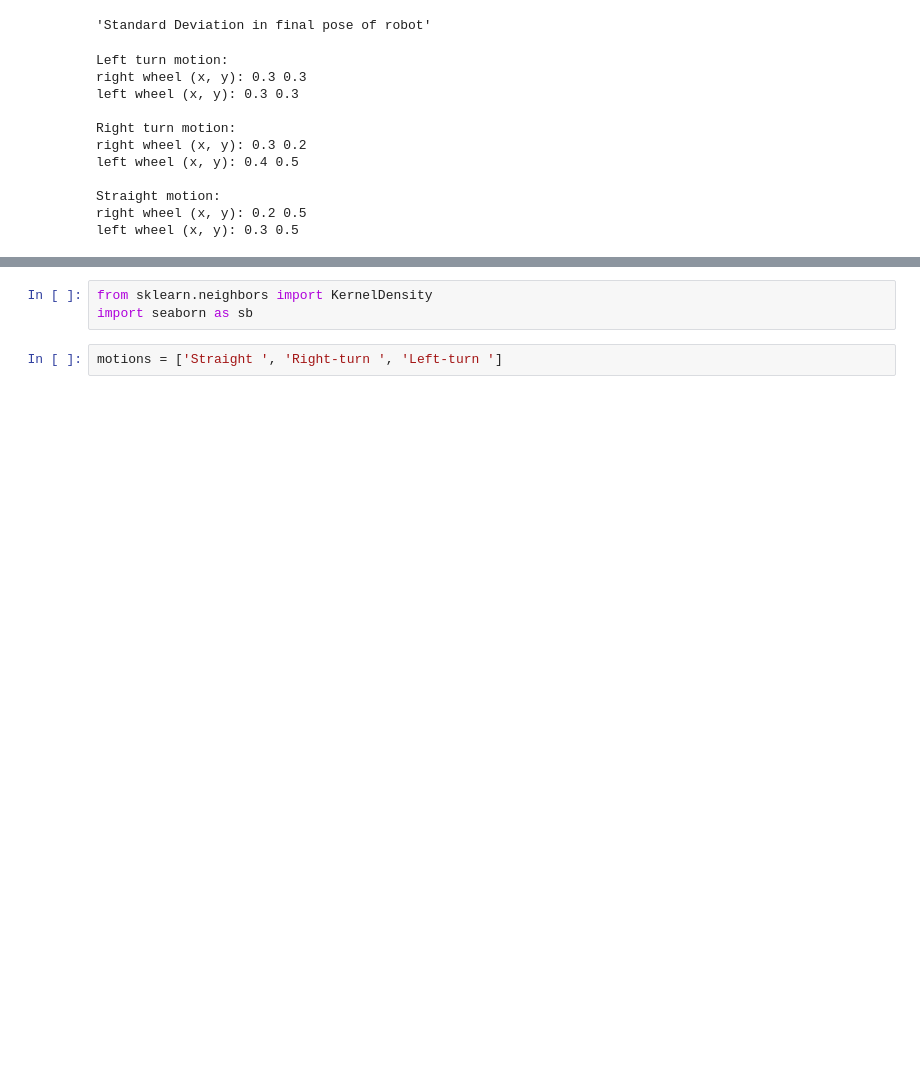
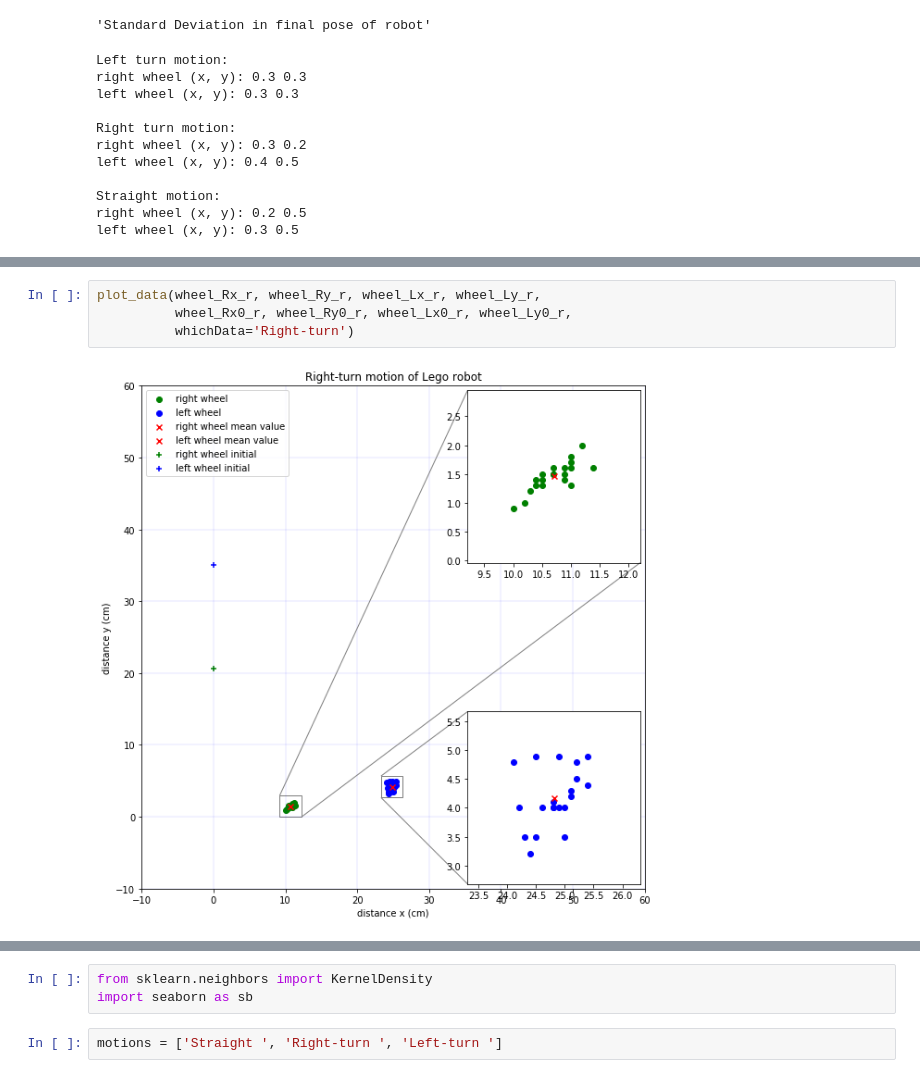
Before and after one commit to pranjaldhole/SEE, a Jupyter notebook: 20180503/SEEHomework_AbhishekPadalkar_MaxMensing_PranjalDhole_20180503.ipynb, the cells around one changed output, grey strips where cells are left out. Saved outputs shown, nothing was run; the diff lists cells and outputs as text; blank space fills up the shorter version.

```diff
--- a/20180503/SEEHomework_AbhishekPadalkar_MaxMensing_PranjalDhole_20180503.ipynb
+++ b/20180503/SEEHomework_AbhishekPadalkar_MaxMensing_PranjalDhole_20180503.ipynb
@@ -326,0 +405,6 @@ left wheel (x, y): 0.3 0.5
+# %%
+plot_data(wheel_Rx_r, wheel_Ry_r, wheel_Lx_r, wheel_Ly_r,
+          wheel_Rx0_r, wheel_Ry0_r, wheel_Lx0_r, wheel_Ly0_r,
+          whichData='Right-turn')
+# %% [output]
+[figure, added]
```
Also changed, not shown: parts of 4 cells of this notebook, 19 other files.
